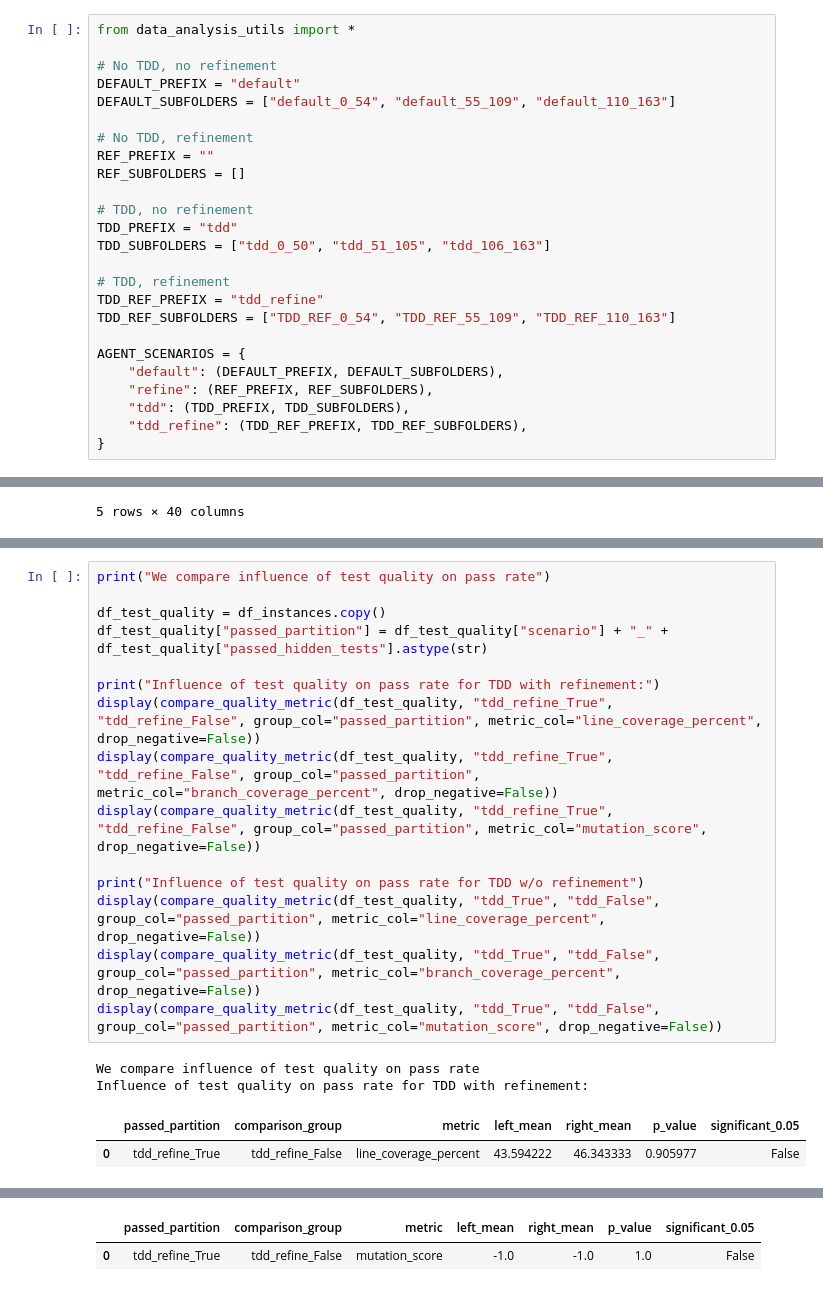
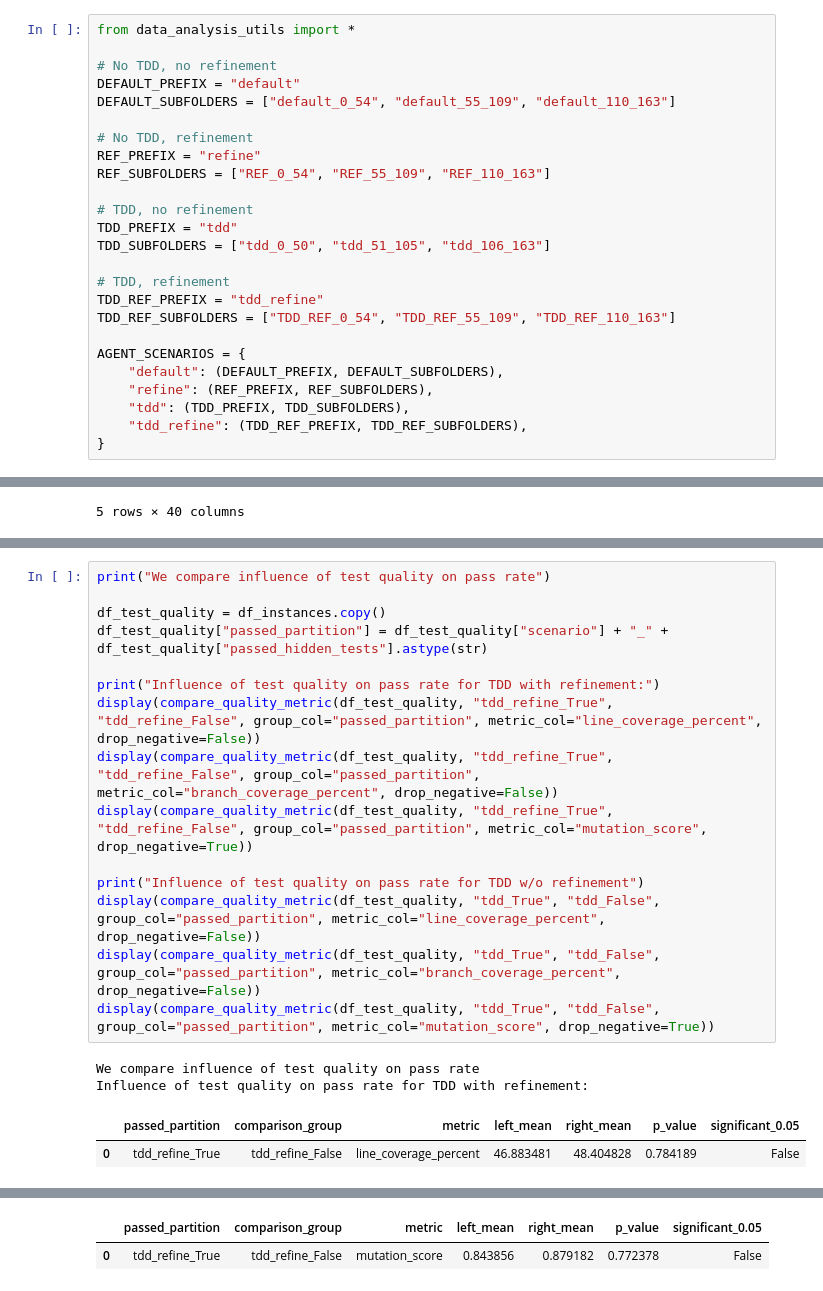
Before and after one commit to michal1010/TDLite, a Jupyter notebook: data_analysis/data_analysis.ipynb, the cells around one changed output, grey strips where cells are left out. Saved outputs shown, nothing was run; the diff lists cells and outputs as text.

```diff
--- a/data_analysis/data_analysis.ipynb
+++ b/data_analysis/data_analysis.ipynb
@@ -6,8 +6,8 @@ DEFAULT_PREFIX = "default"
 DEFAULT_SUBFOLDERS = ["default_0_54", "default_55_109", "default_110_163"]
 
 # No TDD, refinement
-REF_PREFIX = ""
-REF_SUBFOLDERS = []
+REF_PREFIX = "refine"
+REF_SUBFOLDERS = ["REF_0_54", "REF_55_109", "REF_110_163"]
 
 # TDD, no refinement
 TDD_PREFIX = "tdd"
@@ -187,27 +217,27 @@ Refinement influence on token costs
 # %%
 print("We compare influence of test quality on pass rate")
 
 df_test_quality = df_instances.copy()
 df_test_quality["passed_partition"] = df_test_quality["scenario"] + "_" + df_test_quality["passed_hidden_tests"].astype(str)
 
 print("Influence of test quality on pass rate for TDD with refinement:")
 display(compare_quality_metric(df_test_quality, "tdd_refine_True", "tdd_refine_False", group_col="passed_partition", metric_col="line_coverage_percent", drop_negative=False))
 display(compare_quality_metric(df_test_quality, "tdd_refine_True", "tdd_refine_False", group_col="passed_partition", metric_col="branch_coverage_percent", drop_negative=False))
-display(compare_quality_metric(df_test_quality, "tdd_refine_True", "tdd_refine_False", group_col="passed_partition", metric_col="mutation_score", drop_negative=False))
+display(compare_quality_metric(df_test_quality, "tdd_refine_True", "tdd_refine_False", group_col="passed_partition", metric_col="mutation_score", drop_negative=True))
 
 print("Influence of test quality on pass rate for TDD w/o refinement")
 display(compare_quality_metric(df_test_quality, "tdd_True", "tdd_False", group_col="passed_partition", metric_col="line_coverage_percent", drop_negative=False))
 display(compare_quality_metric(df_test_quality, "tdd_True", "tdd_False", group_col="passed_partition", metric_col="branch_coverage_percent", drop_negative=False))
-display(compare_quality_metric(df_test_quality, "tdd_True", "tdd_False", group_col="passed_partition", metric_col="mutation_score", drop_negative=False))
+display(compare_quality_metric(df_test_quality, "tdd_True", "tdd_False", group_col="passed_partition", metric_col="mutation_score", drop_negative=True))
 # %% [output]
 We compare influence of test quality on pass rate
 Influence of test quality on pass rate for TDD with refinement:
 |  | passed_partition | comparison_group | metric | left_mean | right_mean | p_value | significant_0.05 |
-| 0 | tdd_refine_True | tdd_refine_False | line_coverage_percent | 43.594222 | 46.343333 | 0.905977 | False |
+| 0 | tdd_refine_True | tdd_refine_False | line_coverage_percent | 46.883481 | 48.404828 | 0.784189 | False |
 |  | passed_partition | comparison_group | metric | left_mean | right_mean | p_value | significant_0.05 |
 | 0 | tdd_refine_True | tdd_refine_False | branch_coverage_percent | 0.0 | 0.0 | 1.0 | False |
 |  | passed_partition | comparison_group | metric | left_mean | right_mean | p_value | significant_0.05 |
-| 0 | tdd_refine_True | tdd_refine_False | mutation_score | -1.0 | -1.0 | 1.0 | False |
+| 0 | tdd_refine_True | tdd_refine_False | mutation_score | 0.843856 | 0.879182 | 0.772378 | False |
 Influence of test quality on pass rate for TDD w/o refinement
 |  | passed_partition | comparison_group | metric | left_mean | right_mean | p_value | significant_0.05 |
 | 0 | tdd_True | tdd_False | line_coverage_percent | 48.121538 | 46.583529 | 0.822308 | False |
```
Also changed, not shown: parts of 8 cells of this notebook, 17 other files.
